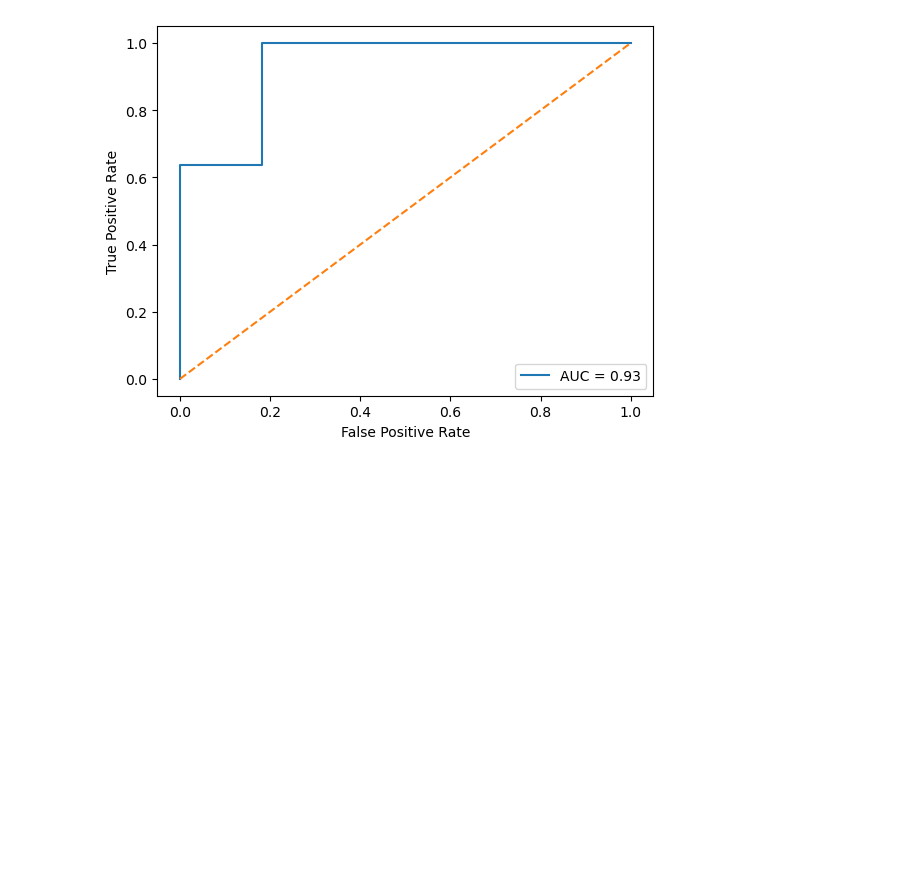
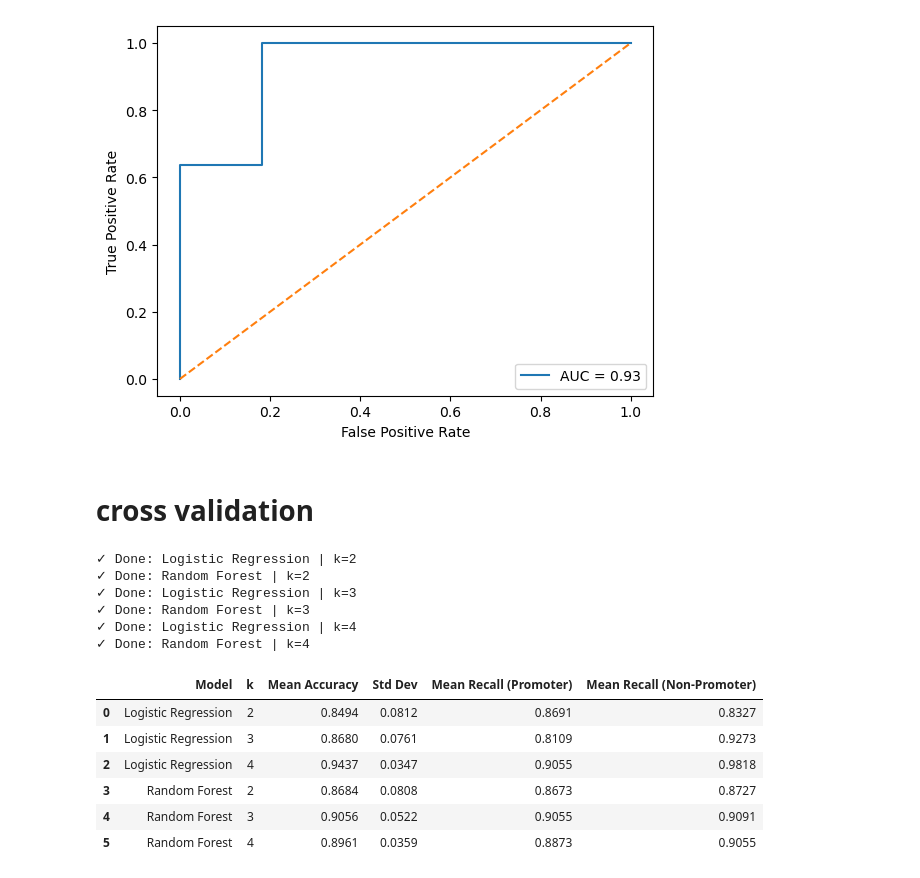
Before and after one commit to NaosinLineya/dna-promoter-classification, a Jupyter notebook: notebooks/promoter_classification.ipynb, the cells around one changed output. Saved outputs shown, nothing was run; the diff lists cells and outputs as text; code cells hidden in the pictures; blank space fills up the shorter version.

```diff
--- a/notebooks/promoter_classification.ipynb
+++ b/notebooks/promoter_classification.ipynb
@@ -225,3 +225,57 @@ plt.legend()
 plt.show()# auc is 0.87 means if i choose one 0 and 1 randomely the model will assign 1 to have higher rank which is probability here
 # %% [output]
 [figure]
+# %% [markdown]
+# cross validation
+# %%
+from sklearn.linear_model import LogisticRegression
+from sklearn.ensemble import RandomForestClassifier
+from sklearn.model_selection import StratifiedKFold, cross_validate
+from sklearn.metrics import make_scorer, recall_score
+import numpy as np
+cv = StratifiedKFold(n_splits=5, shuffle=True, random_state=42)
+
+scorers = {
+    "accuracy": "accuracy",
+    "recall_promoter": make_scorer(recall_score, pos_label=1),
+    "recall_nonpromoter": make_scorer(recall_score, pos_label=0)
+}
+
+models = {
+    "Logistic Regression": LogisticRegression(max_iter=1000, random_state=42),
+    "Random Forest": RandomForestClassifier(n_estimators=100, random_state=42)
+}
+
+feature_sets = {2: X2, 3: X3, 4: X4}
+
+results = []
+
+for k, X in feature_sets.items():
+    for model_name, model in models.items():
+        cv_results = cross_validate(model, X, Y, cv=cv, scoring=scorers)
+        results.append({
+            "Model": model_name,
+            "k": k,
+            "Mean Accuracy": round(np.mean(cv_results["test_accuracy"]), 4),
+            "Std Dev": round(np.std(cv_results["test_accuracy"]), 4),
+            "Mean Recall (Promoter)": round(np.mean(cv_results["test_recall_promoter"]), 4),
+            "Mean Recall (Non-Promoter)": round(np.mean(cv_results["test_recall_nonpromoter"]), 4)
+        })
+        print(f"✓ Done: {model_name} | k={k}")
+
+results_df = pd.DataFrame(results).sort_values(["Model", "k"]).reset_index(drop=True)
+results_df
+# %% [output]
+✓ Done: Logistic Regression | k=2
+✓ Done: Random Forest | k=2
+✓ Done: Logistic Regression | k=3
+✓ Done: Random Forest | k=3
+✓ Done: Logistic Regression | k=4
+✓ Done: Random Forest | k=4
+|  | Model | k | Mean Accuracy | Std Dev | Mean Recall (Promoter) | Mean Recall (Non-Promoter) |
+| 0 | Logistic Regression | 2 | 0.8494 | 0.0812 | 0.8691 | 0.8327 |
+| 1 | Logistic Regression | 3 | 0.8680 | 0.0761 | 0.8109 | 0.9273 |
+| 2 | Logistic Regression | 4 | 0.9437 | 0.0347 | 0.9055 | 0.9818 |
+| 3 | Random Forest | 2 | 0.8684 | 0.0808 | 0.8673 | 0.8727 |
+| 4 | Random Forest | 3 | 0.9056 | 0.0522 | 0.9055 | 0.9091 |
+| 5 | Random Forest | 4 | 0.8961 | 0.0359 | 0.8873 | 0.9055 |
```
Also changed, not shown: parts of 9 cells of this notebook.
